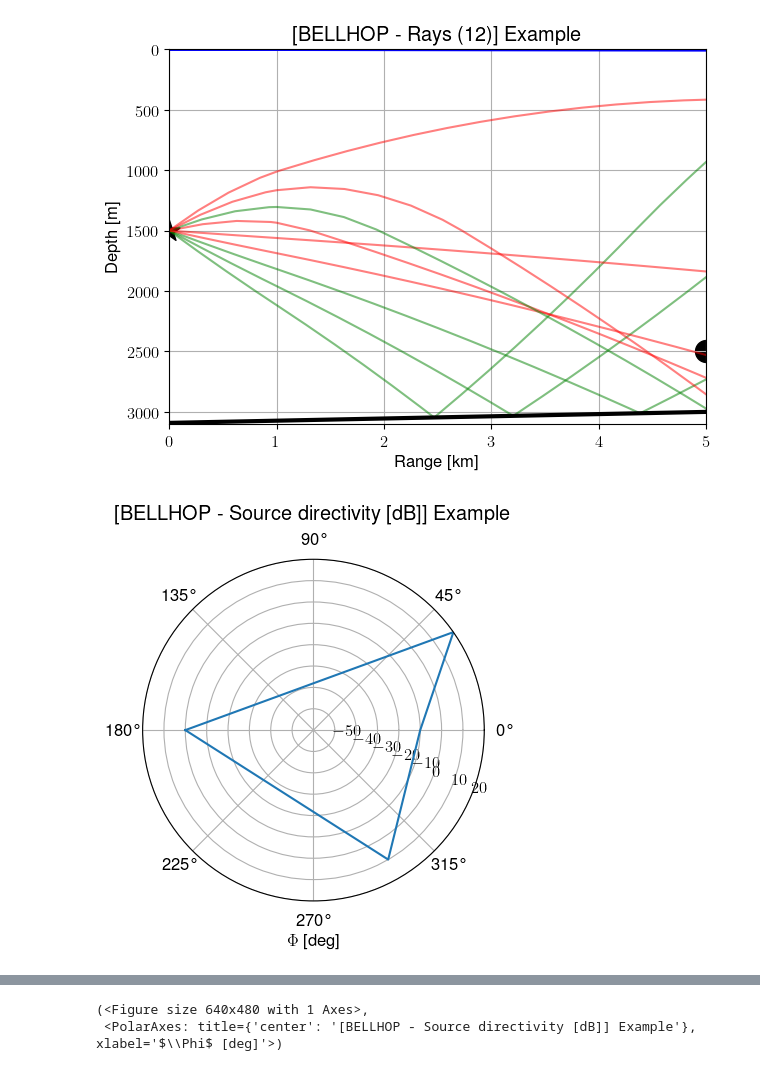
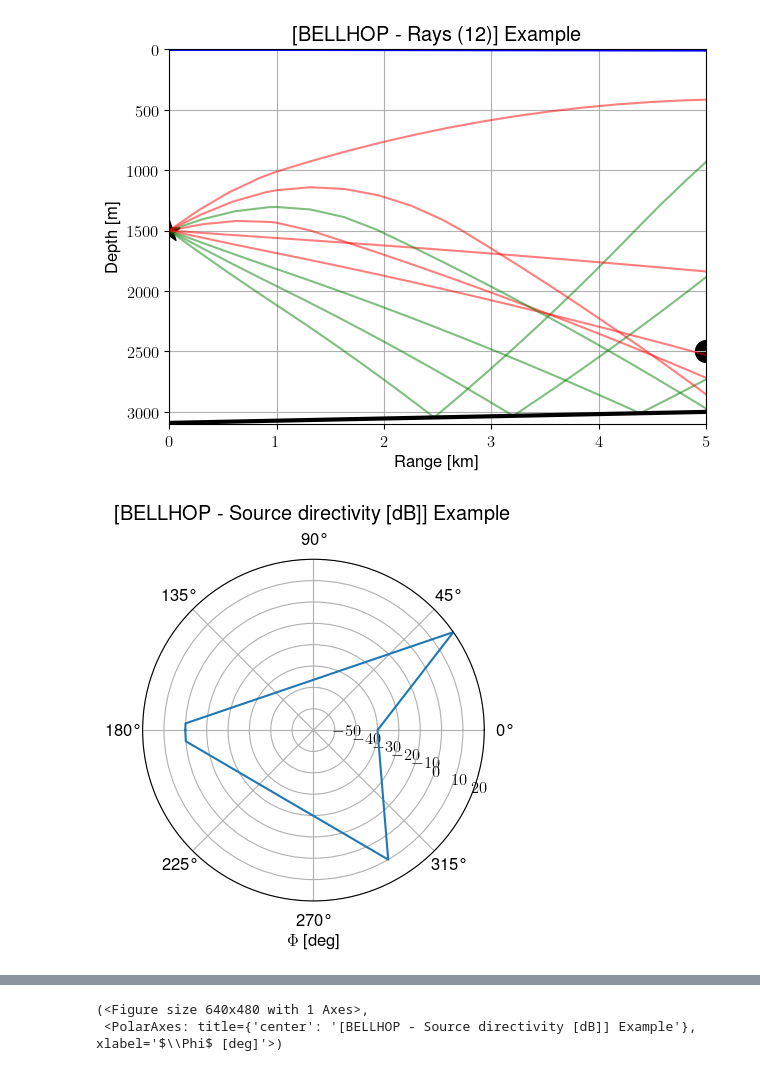
Before and after one commit to ErVuL/uAcoustics, a Jupyter notebook: python/BELLHOP.ipynb, the cells around one changed output, grey strips where cells are left out. Cells and saved outputs as stored; diff of their text form; code cells hidden in the pictures.

Commit message:
Better tx beam managament.

```diff
--- a/python/BELLHOP.ipynb
+++ b/python/BELLHOP.ipynb
@@ -7,8 +7,8 @@ z = np.linspace(-15, 3100,  720)
 
 tx_freq  = 5000
 tx_depth = 1500
-tx_angle = np.array([-180, -35, 0, 60, 180])#np.linspace(-180, 180 , 1000)
-tx_level = np.array([0, 20, -10, 10, 0])#20*np.sin(np.pi*5*tx_angle/360)*np.abs(np.sin(2*np.pi*4*tx_angle/360))
+tx_angle = np.array([-177, -35,0, 60, 175])#np.linspace(-180, 180 , 1000)
+tx_level = np.array([0, 20, -30, 10, 0])#20*np.sin(np.pi*5*tx_angle/360)*np.abs(np.sin(2*np.pi*4*tx_angle/360))
 
 surfaceWaveHeight = 3 # m
 surfaceWaveLength = 7 # m
@@ -58,8 +58,6 @@ env = pm.make_env2d(
         # BELLHOP: Source directivity
         tx_beam         = np.column_stack((tx_angle,tx_level)),                # degree, dB
         tx_nbeam        = 0,                                                   # 0 = automatic
-        tx_minAngle     = -180,                                                # deg
-        tx_maxAngle     = 180,                                                 # deg
 
         # ALL: Bottom interface
         bot_interface   = np.column_stack((bot_range,bot_interface)),          # m
@@ -75,38 +73,32 @@ env = pm.make_env2d(
         bot_SwaveAttn   = 0.02,                                                # dB/wavelength
         )
 
 BELLHOP = pm.BELLHOP(env)
 #BELLHOP.compute_transmission_loss(debug=False)
 
 #BELLHOP.plot_transmission_loss()
 #BELLHOP.plot_ssp(vmin=1000, vmax=2000)
 
 env['rx_range'] = 5000
 env['rx_depth'] = 2500
 env = pm.make_env2d(**env)
 env = BELLHOP.set_env(env)
 
 BELLHOP.compute_arrivals()
 BELLHOP.compute_impulse_respsonse(fs=24000, nArrival=100)
 BELLHOP.compute_eigen_rays()
 BELLHOP.compute_rays()
 
 BELLHOP.plot_arrivals(nArrival=50)
 BELLHOP.plot_impulse_response(nArrival=50)
 BELLHOP.plot_eigen_rays(nRay=12)
 BELLHOP.plot_rays(nRay=12)
 BELLHOP.plot_beam()
 BELLHOP.plot_arrivals_beam()
-
-BELLHOP._flip_env()
-BELLHOP.plot_beam()
-
-BELLHOP._flip_env()
-BELLHOP.plot_beam()
 # %% [output]
 [figure]
 [figure]
 [figure]
 [figure]
-[figure, old version]
+[figure, new version]
 [figure]
```
Also changed, not shown: parts of 1 cell of this notebook.
